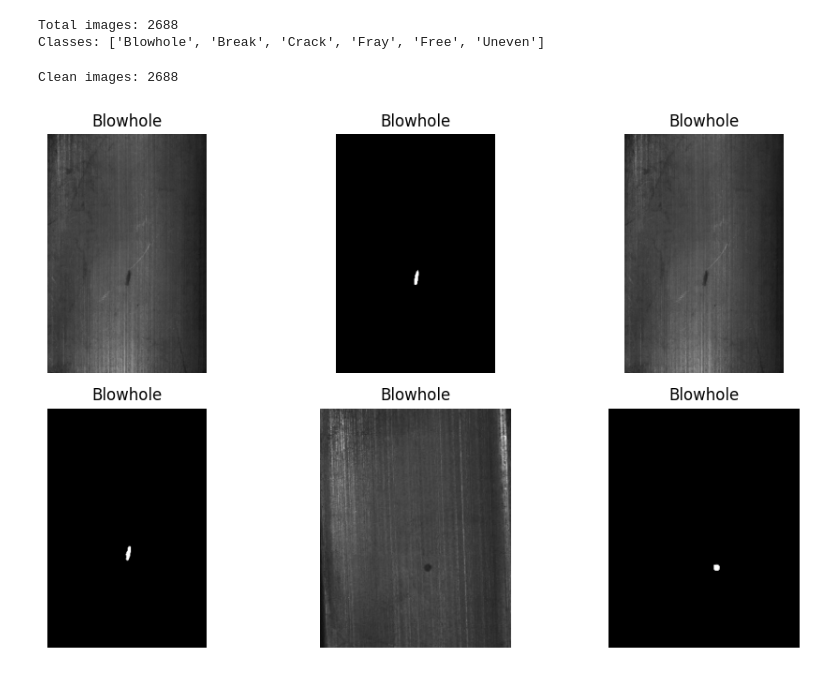
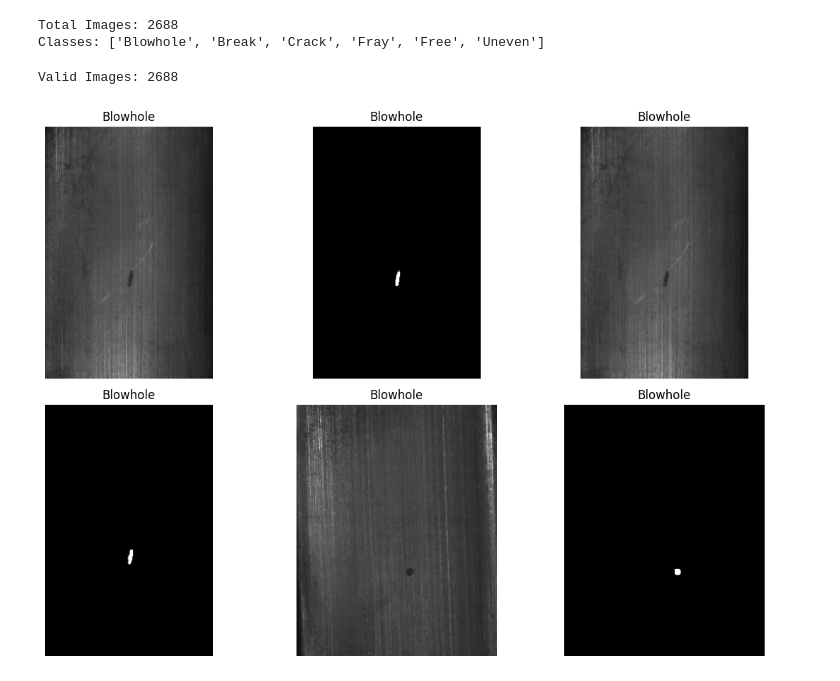
Before and after one commit to SanuviGamage5043/Industrial_Products_Defects_Detection, a Jupyter notebook: notebooks/data_preprocessing.ipynb, the cells around one changed output. Drawn from its saved outputs; the diff is of its cells as text; code cells hidden in the pictures.

```diff
--- a/notebooks/data_preprocessing.ipynb
+++ b/notebooks/data_preprocessing.ipynb
@@ -22,19 +22,21 @@ for cls in classes:
 
     for img_name in os.listdir(img_folder):
         img_path = os.path.join(img_folder, img_name)
+
         image_paths.append(img_path)
         labels.append(cls)
 
-print("Total images:", len(image_paths))
+print("Total Images:", len(image_paths))
 print("Classes:", classes)
 # %% [output]
-Total images: 2688
+Total Images: 2688
 Classes: ['Blowhole', 'Break', 'Crack', 'Fray', 'Free', 'Uneven']
 # %%
 clean_paths = []
 clean_labels = []
 
 for path, label in zip(image_paths, labels):
+
     try:
         img = cv2.imread(path)
 
@@ -47,25 +49,26 @@ for path, label in zip(image_paths, labels):
     except:
         continue
 
-print("Clean images:", len(clean_paths))
+print("Valid Images:", len(clean_paths))
 # %% [output]
-Clean images: 2688
+Valid Images: 2688
 # %%
-plt.figure(figsize=(10,6))
+plt.figure(figsize=(12,8))
 
 for i in range(6):
+
     img = cv2.imread(clean_paths[i])
     img = cv2.cvtColor(img, cv2.COLOR_BGR2RGB)
 
     plt.subplot(2,3,i+1)
     plt.imshow(img)
     plt.title(clean_labels[i])
     plt.axis("off")
 
 plt.tight_layout()
 plt.show()
 # %% [output]
-[figure, old version]
+[figure, new version]
 # %%
 IMG_SIZE = 640
 
```
Also changed, not shown: parts of 15 cells of this notebook.
